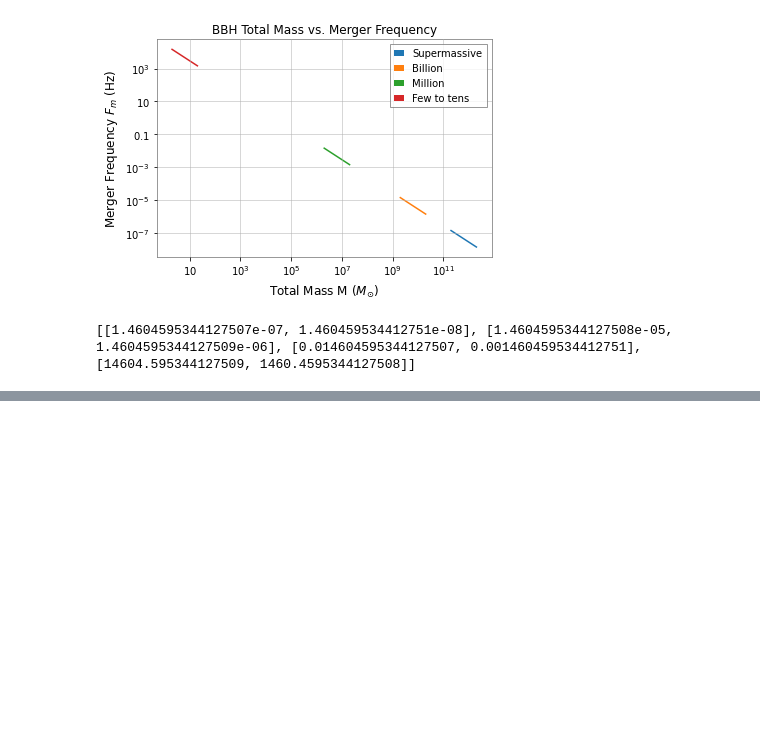
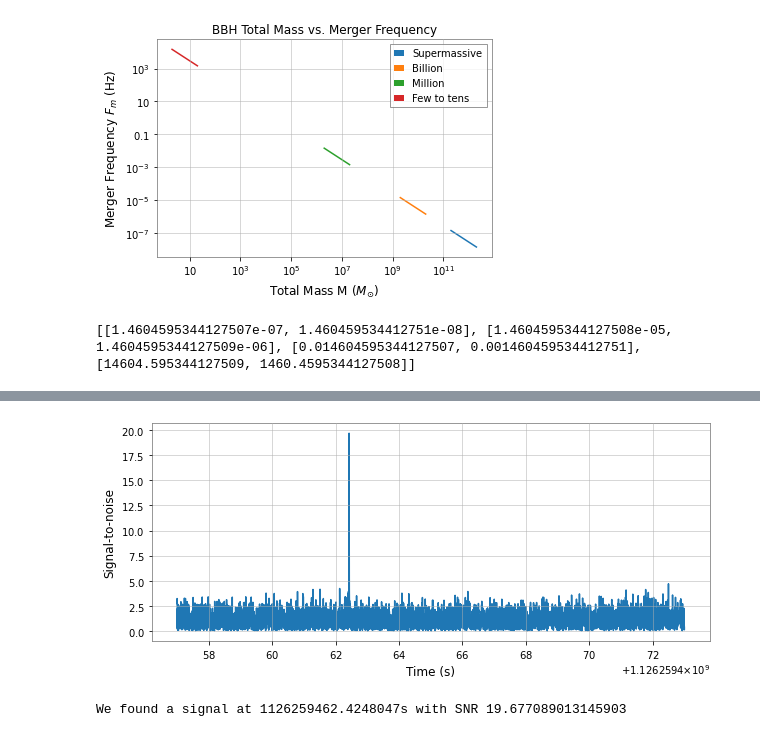
Before and after one commit to xli2522/simple-BBH-waveform, a Jupyter notebook: simple_BBH_waveform.ipynb, the cells around one changed output, grey strips where cells are left out. Cells and saved outputs as stored; diff of their text form; code cells hidden in the pictures; blank space fills up the shorter version.

```diff
--- a/simple_BBH_waveform.ipynb
+++ b/simple_BBH_waveform.ipynb
@@ -93,0 +96,18 @@ print(len(ldata))
+# %%
+from pycbc.psd import interpolate, inverse_spectrum_truncation
+# Estimate the power spectral density
+
+# We use 4 second samples of our time series in Welch method.
+psd = conditionedhdata.psd(4)
+
+# Now that we have the psd we need to interpolate it to match our data
+# and then limit the filter length of 1 / PSD. After this, we can
+# directly use this PSD to filter the data in a controlled manner
+psd = interpolate(psd, conditionedhdata.delta_f)
+
+# 1/PSD will now act as a filter with an effective length of 4 seconds
+# Since the data has been highpassed above 15 Hz, and will have low values
+# below this we need to inform the function to not include frequencies
+# below this frequency.
+psd = inverse_spectrum_truncation(psd, 4 * conditionedhdata.sample_rate,
+                                  low_frequency_cutoff=15)
@@ -93,0 +152,24 @@ print(len(ldata))
+# %%
+from pycbc.filter import matched_filter
+import numpy
+
+snr = matched_filter(template, conditionedhdata,
+                     psd=psd, low_frequency_cutoff=20)
+
+snr = snr.crop(4 + 4, 4)
+
+pylab.figure(figsize=[10, 4])
+pylab.plot(snr.sample_times, abs(snr))
+pylab.ylabel('Signal-to-noise')
+pylab.xlabel('Time (s)')
+pylab.show()
+
+peak = abs(snr).numpy().argmax()
+snrp = snr[peak]
+time = snr.sample_times[peak]
+
+print("We found a signal at {}s with SNR {}".format(time,
+                                                    abs(snrp)))
+# %% [output]
+[figure, added]
+We found a signal at 1126259462.4248047s with SNR 19.677089013145903
```
Also changed, not shown: parts of 12 cells of this notebook.
